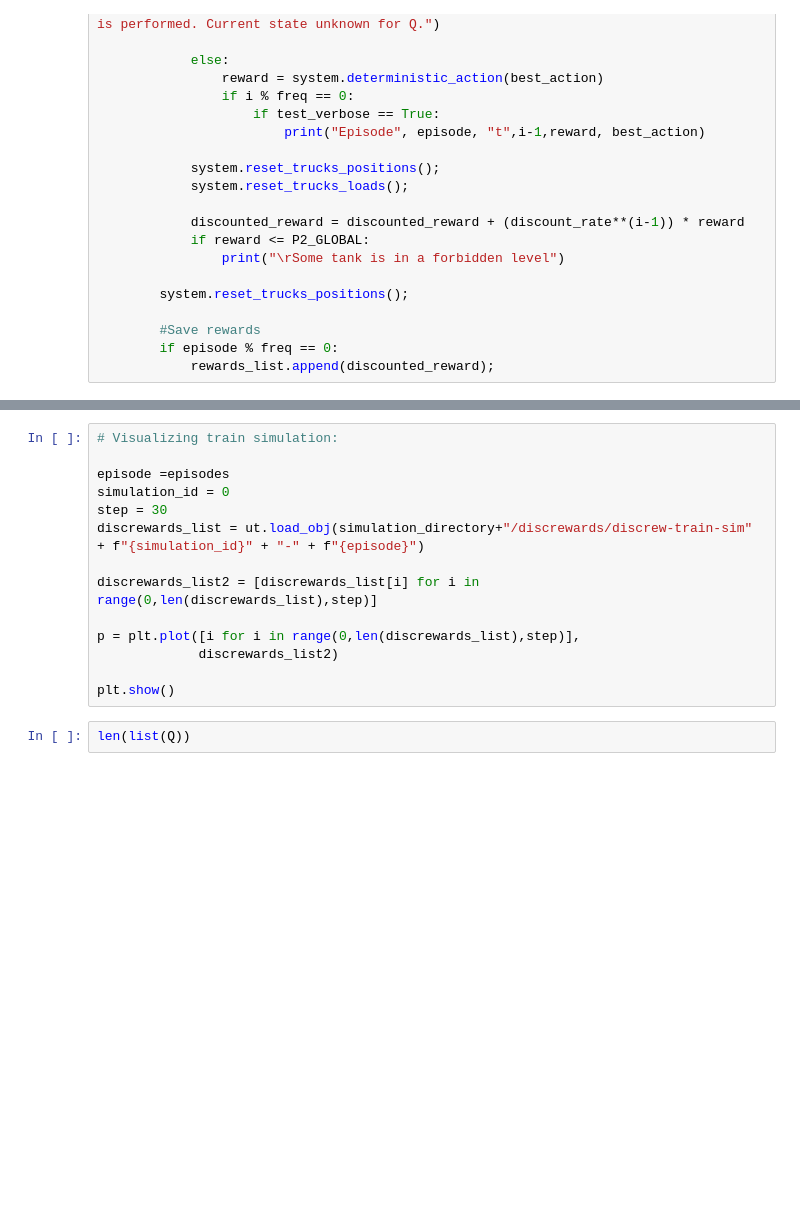
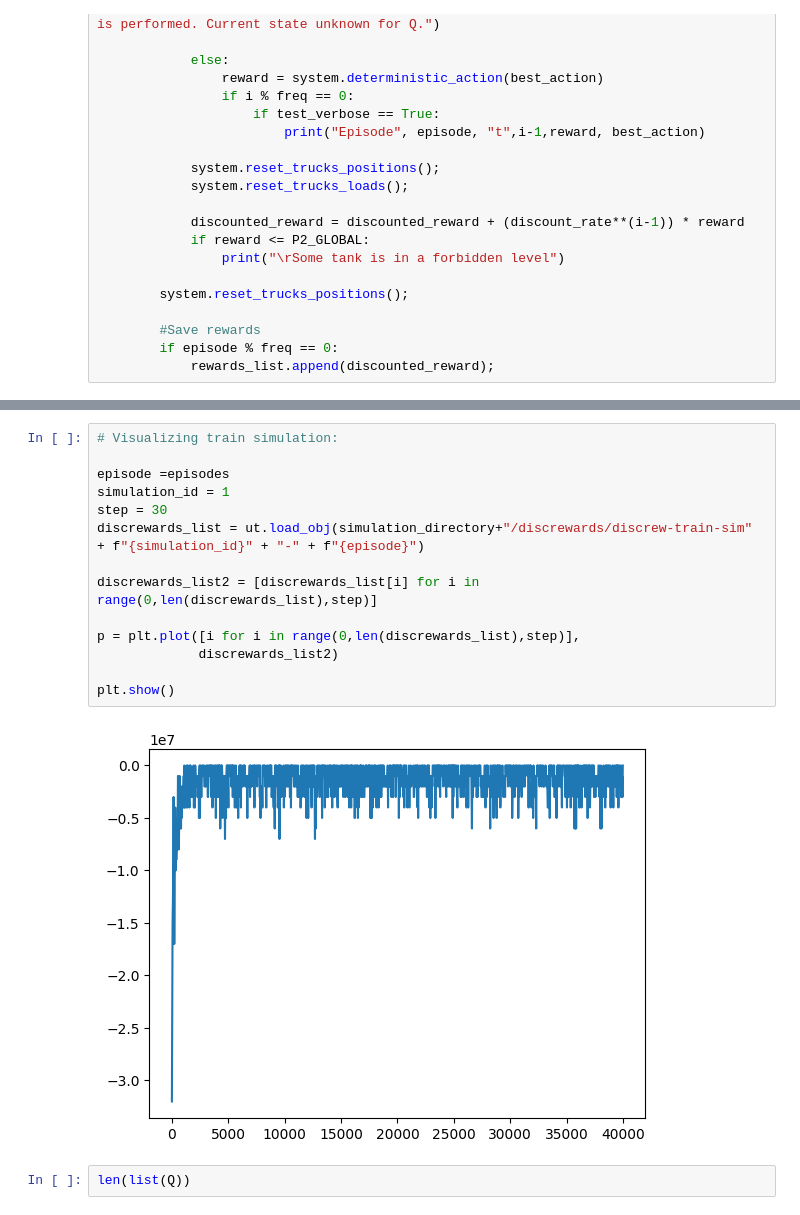
Before and after one commit to dsalgador/master-thesis, a Jupyter notebook: Q-learning/Q-learning-Simulations.ipynb, the cells around one changed output, grey strips where cells are left out. Cells and saved outputs as stored; diff of their text form; blank space fills up the shorter version.

Commit message:
Simulation 1 done.

```diff
--- a/Q-learning/Q-learning-Simulations.ipynb
+++ b/Q-learning/Q-learning-Simulations.ipynb
@@ -414,17 +454,19 @@ HTML(test_anim.to_html5_video())
 # %%
 # Visualizing train simulation:
 
 episode =episodes
-simulation_id = 0
+simulation_id = 1
 step = 30
 discrewards_list = ut.load_obj(simulation_directory+"/discrewards/discrew-train-sim" + f"{simulation_id}" + "-" + f"{episode}")
 
 discrewards_list2 = [discrewards_list[i] for i in range(0,len(discrewards_list),step)]
 
 p = plt.plot([i for i in range(0,len(discrewards_list),step)],
              discrewards_list2)
 
 plt.show()
+# %% [output]
+[figure, added]
 # %%
 len(list(Q))
 # %%
```
Also changed, not shown: parts of 8 cells of this notebook.
